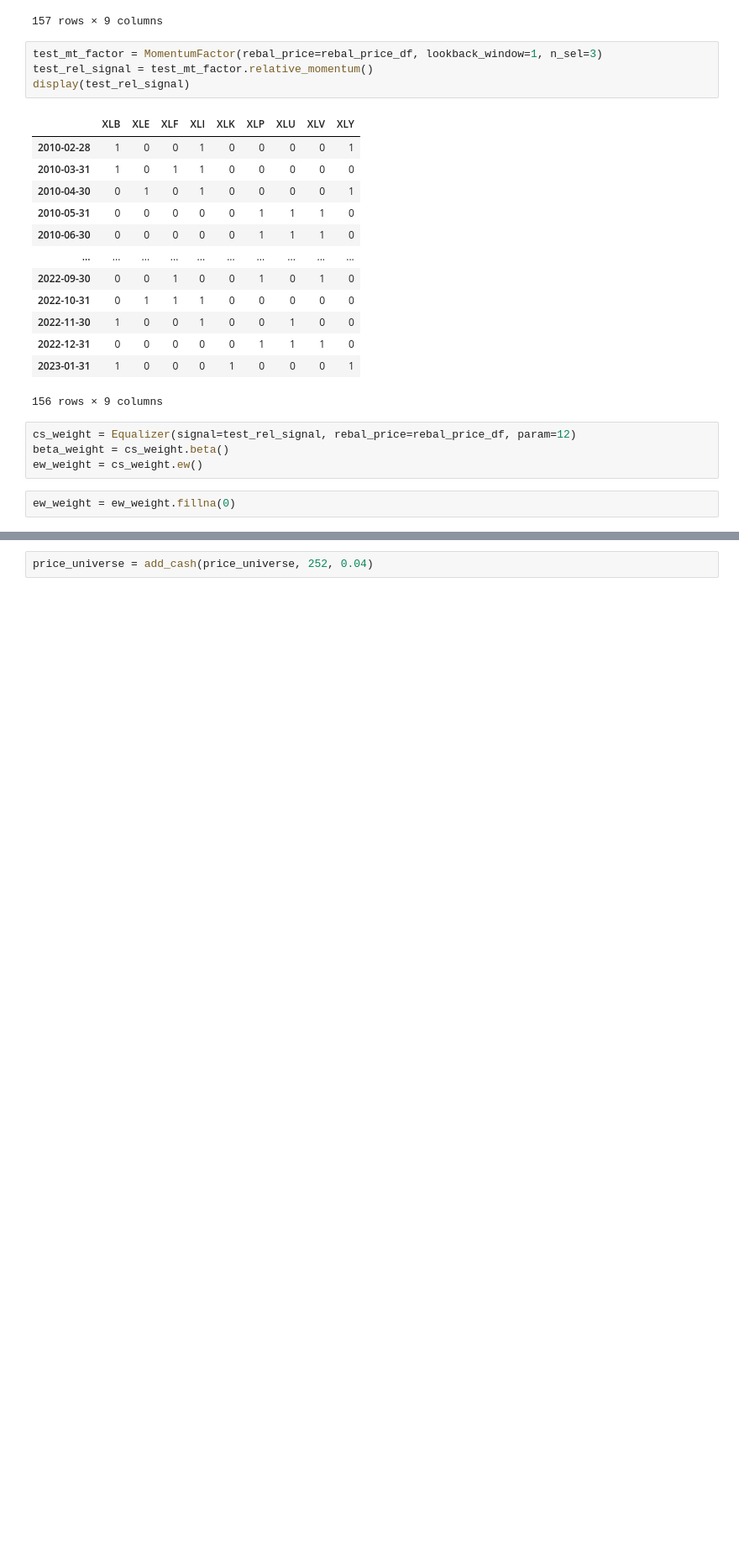
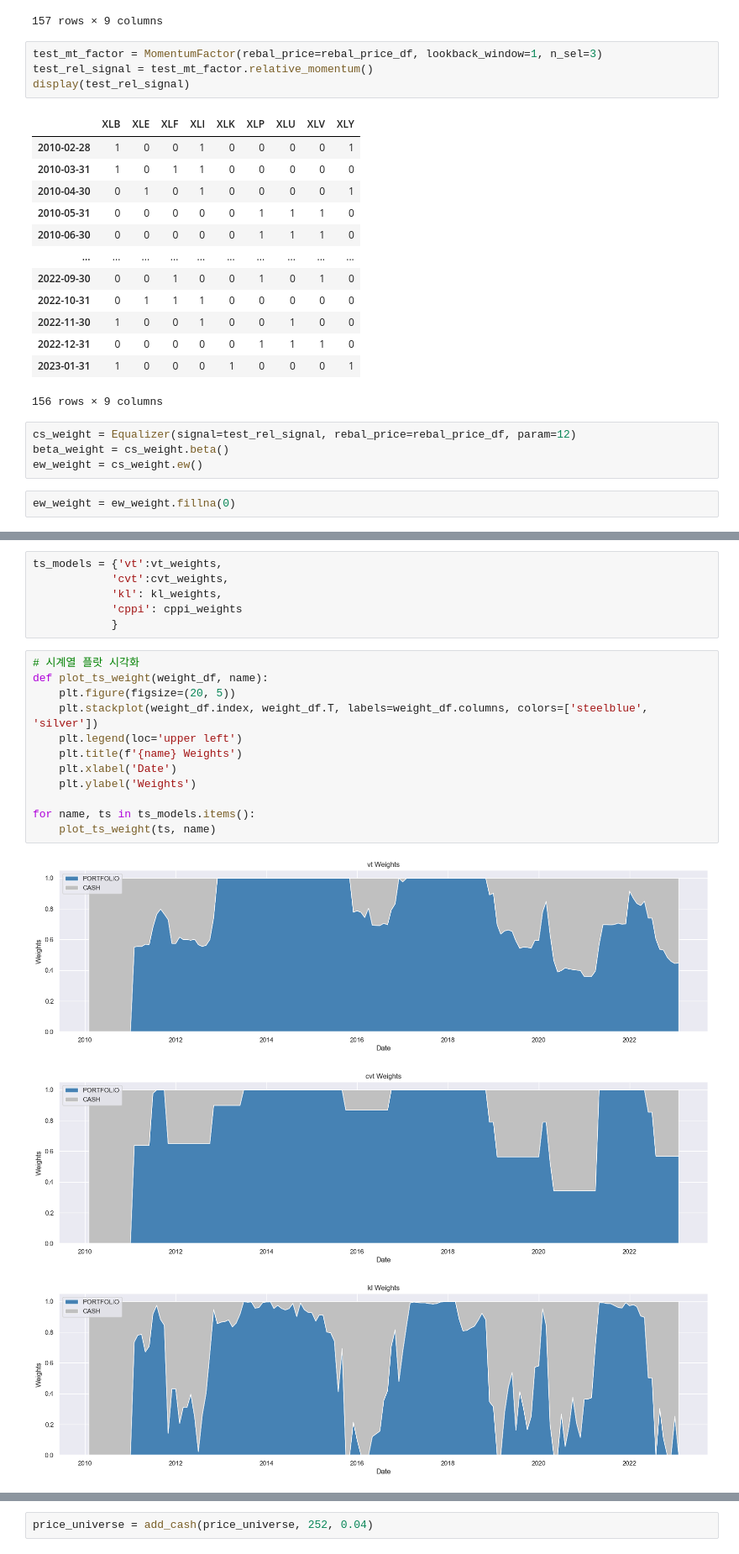
Before and after one commit to cswcjt/Quant-Project, a Jupyter notebook: quant/test_ts.ipynb, the cells around one changed output, grey strips where cells are left out. Shown at 84% size. Drawn from its saved outputs; the diff is of its cells as text; blank space fills up the shorter version.

```diff
--- a/quant/test_ts.ipynb
+++ b/quant/test_ts.ipynb
@@ -210,0 +185,22 @@ csts_port_weights
+# %%
+ts_models = {'vt':vt_weights,
+            'cvt':cvt_weights,
+            'kl': kl_weights,
+            'cppi': cppi_weights
+            }
+# %%
+# 시계열 플랏 시각화
+def plot_ts_weight(weight_df, name):
+    plt.figure(figsize=(20, 5))
+    plt.stackplot(weight_df.index, weight_df.T, labels=weight_df.columns, colors=['steelblue', 'silver'])
+    plt.legend(loc='upper left')
+    plt.title(f'{name} Weights')
+    plt.xlabel('Date')
+    plt.ylabel('Weights')
+
+for name, ts in ts_models.items():
+    plot_ts_weight(ts, name)
+# %% [output]
+[figure, added]
+[figure, added]
+[figure, added]
```
Also changed, not shown: parts of 14 cells of this notebook.
